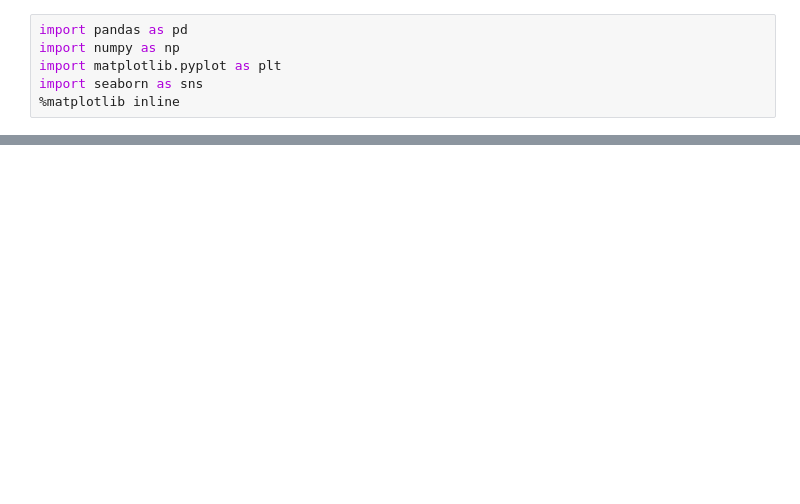
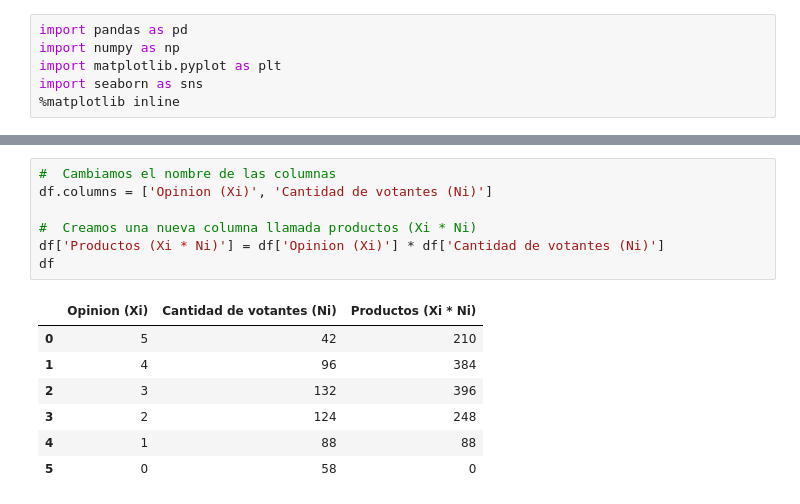
Before and after one commit to Enriquepardo/Criticas-de-peliculas, a Jupyter notebook: criticas.ipynb, the cells around one changed output, grey strips where cells are left out. Drawn from its saved outputs; the diff is of its cells as text; blank space fills up the shorter version.

```diff
--- a/criticas.ipynb
+++ b/criticas.ipynb
@@ -41,3 +49,18 @@ media = df['Número de críticas'].mean()
 print('La media es: ', media)
 # %% [output]
 La media es:  90.0
+# %%
+#  Cambiamos el nombre de las columnas
+df.columns = ['Opinion (Xi)', 'Cantidad de votantes (Ni)']
+
+#  Creamos una nueva columna llamada productos (Xi * Ni)
+df['Productos (Xi * Ni)'] = df['Opinion (Xi)'] * df['Cantidad de votantes (Ni)']
+df
+# %% [output]
+|  | Opinion (Xi) | Cantidad de votantes (Ni) | Productos (Xi * Ni) |
+| 0 | 5 | 42 | 210 |
+| 1 | 4 | 96 | 384 |
+| 2 | 3 | 132 | 396 |
+| 3 | 2 | 124 | 248 |
+| 4 | 1 | 88 | 88 |
+| 5 | 0 | 58 | 0 |
```
Also changed, not shown: parts of 9 cells of this notebook.
